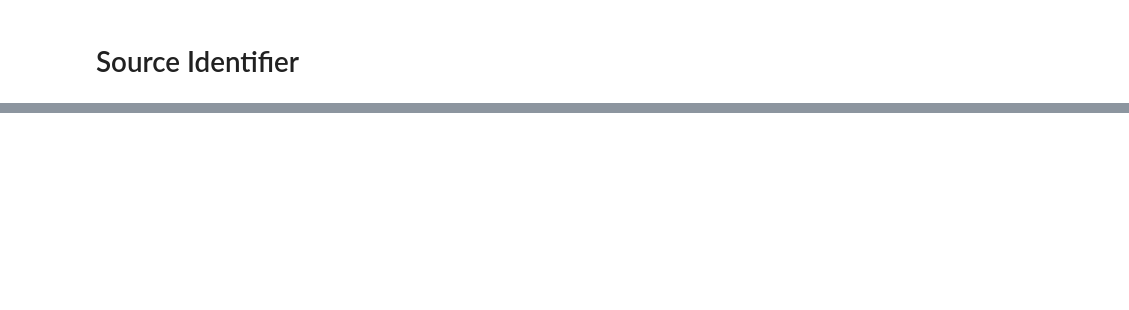
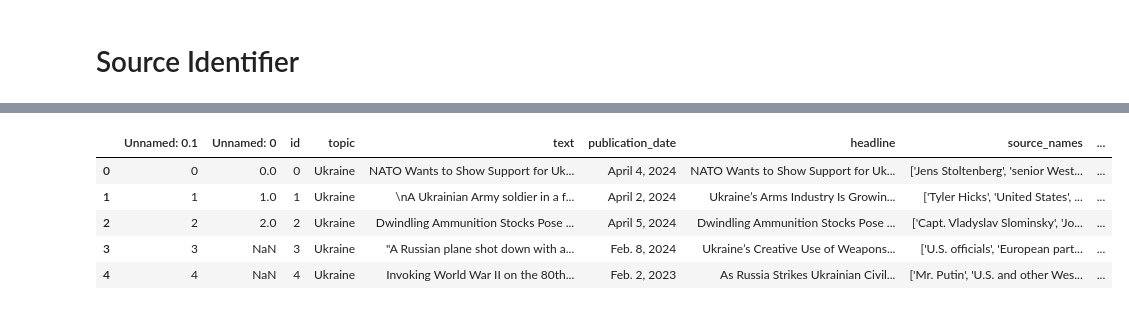
Before and after one commit to camorales197/source_analyzer, a Jupyter notebook: notebooks/pipeline.ipynb, the cells around one changed output, grey strips where cells are left out. Cells and saved outputs as stored; diff of their text form; code cells hidden in the pictures; blank space fills up the shorter version.

```diff
--- a/notebooks/pipeline.ipynb
+++ b/notebooks/pipeline.ipynb
@@ -38,5 +5,0 @@ df_articles.head(1)
-# %%
-for article in articles_content_list:
-    print ( " - " * 10)
-    print(article)
-    break
@@ -60,0 +29,5 @@ The Associated Press as saying.
+# %%
+df_articles = pd.read_csv("../files/articles_to_process.csv")
+df_articles.reset_index(drop=False, inplace=True)
+df_articles.rename(columns={'article_content': 'text', 'index': 'id'}, inplace=True)
+df_articles
@@ -118,10 +100,20 @@ convert_pydantic_to_openai_function(SourceIdentifierFunction)
+# %%
+model_name = "gpt-4-0125-preview"
+temperature = 0
+prompt_template = source_identifier_template
+analysis_function = convert_pydantic_to_openai_function(SourceIdentifierFunction)
+df_fields = ['text']
+prompt = ChatPromptTemplate.from_template(prompt_template)
+model = ChatOpenAI(model_name=model_name, temperature=temperature)
+model = model.bind(functions=[analysis_function], function_call={"name": analysis_function["name"]})
+analysis_chain = prompt | model | JsonOutputParser()
 # %%
-analyzer = DataFrameLLMAnalyzer(
-        model_name = "gpt-3.5-turbo-0125",
-        temperature = 0,
-        prompt_template = source_identifier_template,
-        analysis_function = SourceIdentifierFunction,
-        df_fields = ["text"],
-        results_path = "prompt_1_results/source_analyzer_results.parquet",
-)
+df_analyzer = DataFrameLLMAnalyzer(
+        model_name = model_name,
+        temperature = temperature,
+        prompt_template=prompt_template,
+        analysis_function=SourceIdentifierFunction,
+        df_fields=['text'],
+        results_path = "/Users/carlosmorales/Desktop/Carlos/personal_projects/afganistan_news/results/source_analyzer_results.csv"
+        )
 # %% [output]
@@ -129,3 +121,4 @@ analyzer = DataFrameLLMAnalyzer(
 # %%
-df_sources = analyzer.analyze(df=df_articles)
+df_results = df_analyzer.analyze(df=df_articles)
+df_results
 # %% [output]
@@ -137 +127,7 @@ df_sources = analyzer.analyze(df=df_articles)
+|  | Unnamed: 0.1 | Unnamed: 0 | id | topic | text | publication_date | headline | source_names | ... |
+| 0 | 0 | 0.0 | 0 | Ukraine | NATO Wants to Show Support for Uk... | April 4, 2024 | NATO Wants to Show Support for Uk... | ['Jens Stoltenberg', 'senior West... | ... |
+| 1 | 1 | 1.0 | 1 | Ukraine | \nA Ukrainian Army soldier in a f... | April 2, 2024 | Ukraine’s Arms Industry Is Growin... | ['Tyler Hicks', 'United States', ... | ... |
+| 2 | 2 | 2.0 | 2 | Ukraine | Dwindling Ammunition Stocks Pose ... | April 5, 2024 | Dwindling Ammunition Stocks Pose ... | ['Capt. Vladyslav Slominsky', 'Jo... | ... |
+| 3 | 3 | NaN | 3 | Ukraine | "A Russian plane shot down with a... | Feb. 8, 2024 | Ukraine’s Creative Use of Weapons... | ['U.S. officials', 'European part... | ... |
+| 4 | 4 | NaN | 4 | Ukraine | Invoking World War II on the 80th... | Feb. 2, 2023 | As Russia Strikes Ukrainian Civil... | ['Mr. Putin', 'U.S. and other Wes... | ... |
 # %%
```
Also changed, not shown: parts of 24 cells of this notebook, 5 other files.
